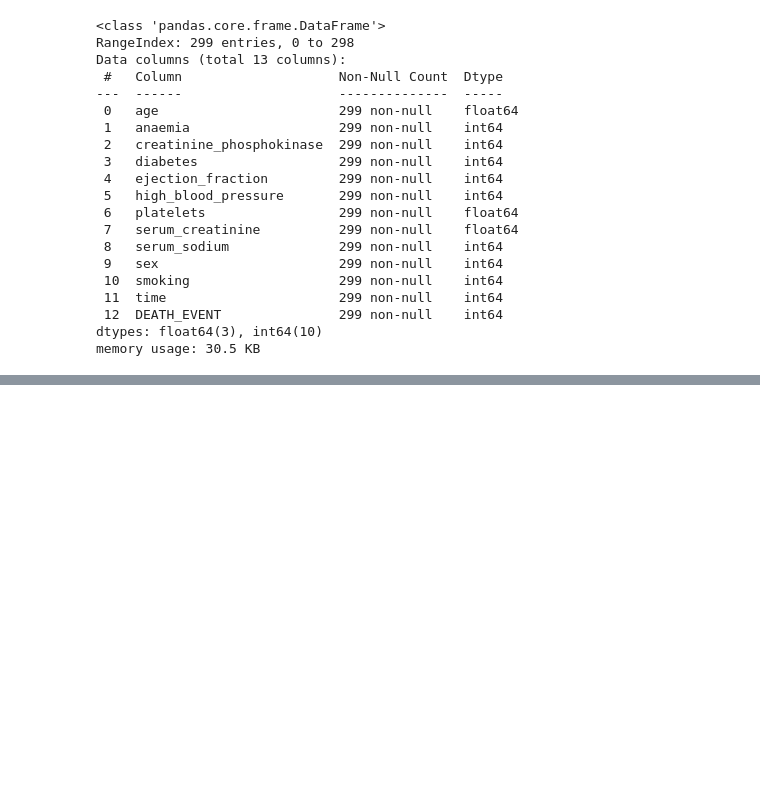
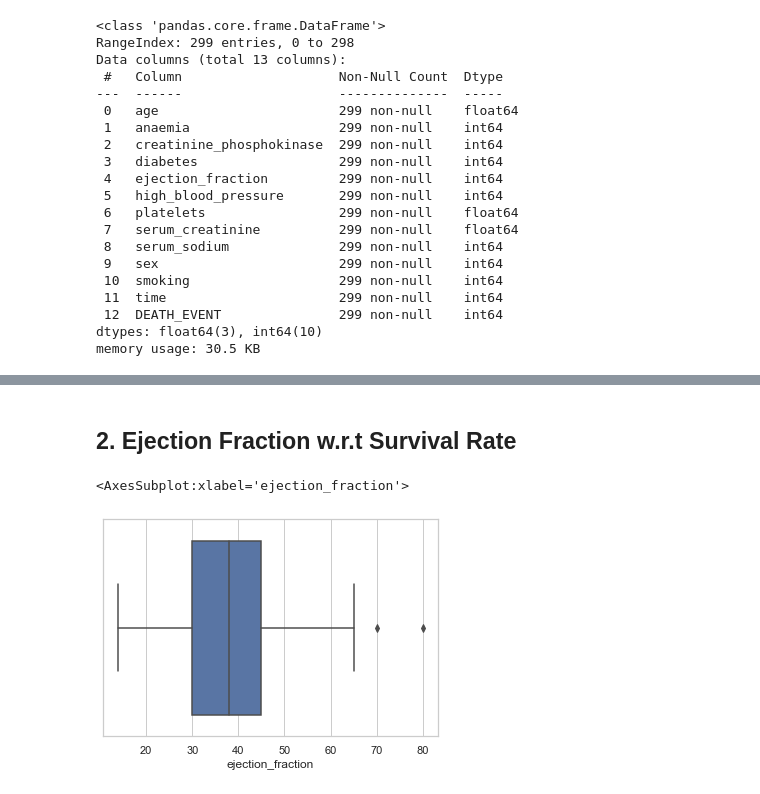
Before and after one commit to khadyothan/ADA, a Jupyter notebook: 3_S20190010040_S20190010129_Project_Code.ipynb, the cells around one changed output, grey strips where cells are left out. Cells and saved outputs as stored; diff of their text form; code cells hidden in the pictures; blank space fills up the shorter version.

```diff
--- a/3_S20190010040_S20190010129_Project_Code.ipynb
+++ b/3_S20190010040_S20190010129_Project_Code.ipynb
@@ -63,0 +135,7 @@ df.astype('object').describe()
+# %% [markdown]
+## 2.  Ejection Fraction w.r.t Survival Rate
+# %%
+sns.boxplot(x = 'ejection_fraction', data = df)
+# %% [output]
+<AxesSubplot:xlabel='ejection_fraction'>
+[figure, added]
```
Also changed, not shown: parts of 39 cells of this notebook, 1 other file.
